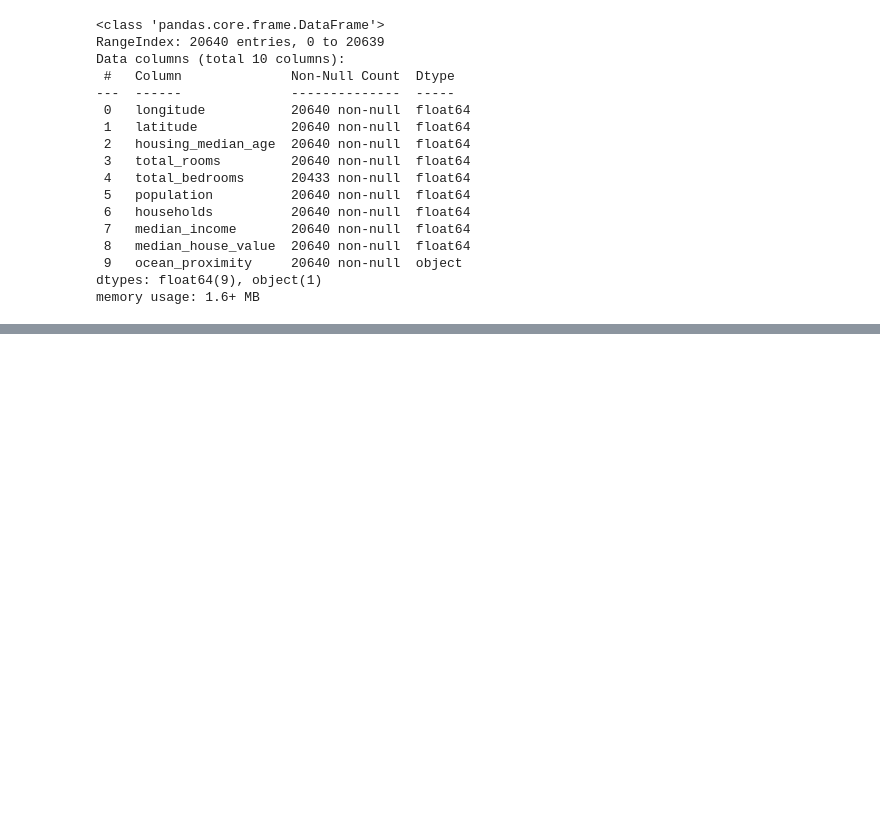
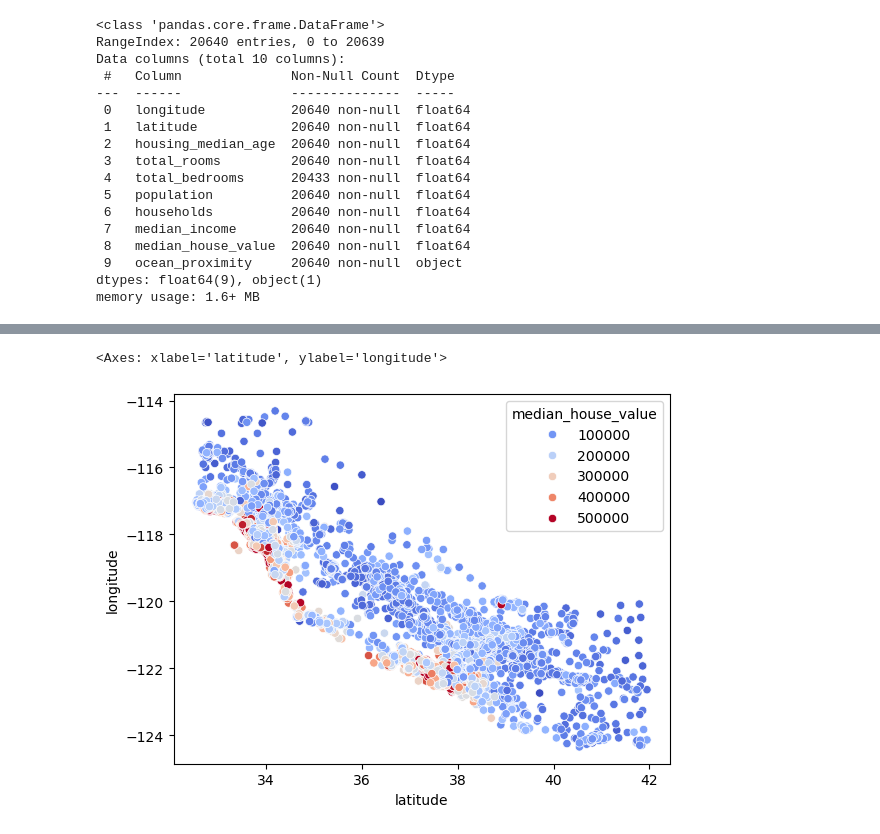
Before and after one commit to alessandroco/california-real-estate-price-prediction, a Jupyter notebook: analysis.ipynb, the cells around one changed output, grey strips where cells are left out. Drawn from its saved outputs; the diff is of its cells as text; code cells hidden in the pictures; blank space fills up the shorter version.

```diff
--- a/analysis.ipynb
+++ b/analysis.ipynb
@@ -116,0 +201,15 @@ plt.show()
+# %%
+# We are now going to check for any other insight focusing on the exact real estates location's
+# based on longitude and latitude attributes
+
+plt.Figure(figsize=(15,10))
+
+sns.scatterplot(x='latitude', y='longitude',
+                data=train_data, hue="median_house_value",
+                palette='coolwarm')
+
+# SNS may not be best for displaying changes in prices but it sure creates contrast and help data exploration,
+# hence we can notice right away how the vicinity to the coast seems to inflate esatates prices
+# %% [output]
+<Axes: xlabel='latitude', ylabel='longitude'>
+[figure, added]
```
Also changed, not shown: parts of 20 cells of this notebook, 1 other file.
